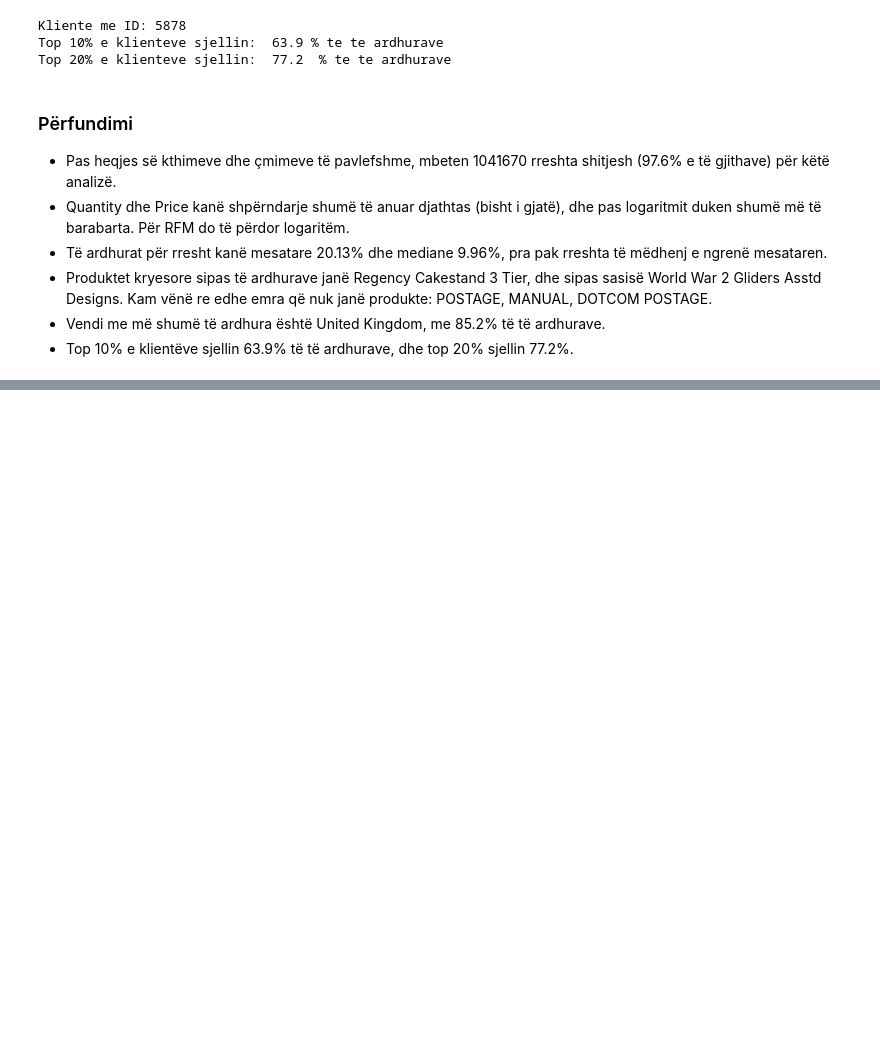
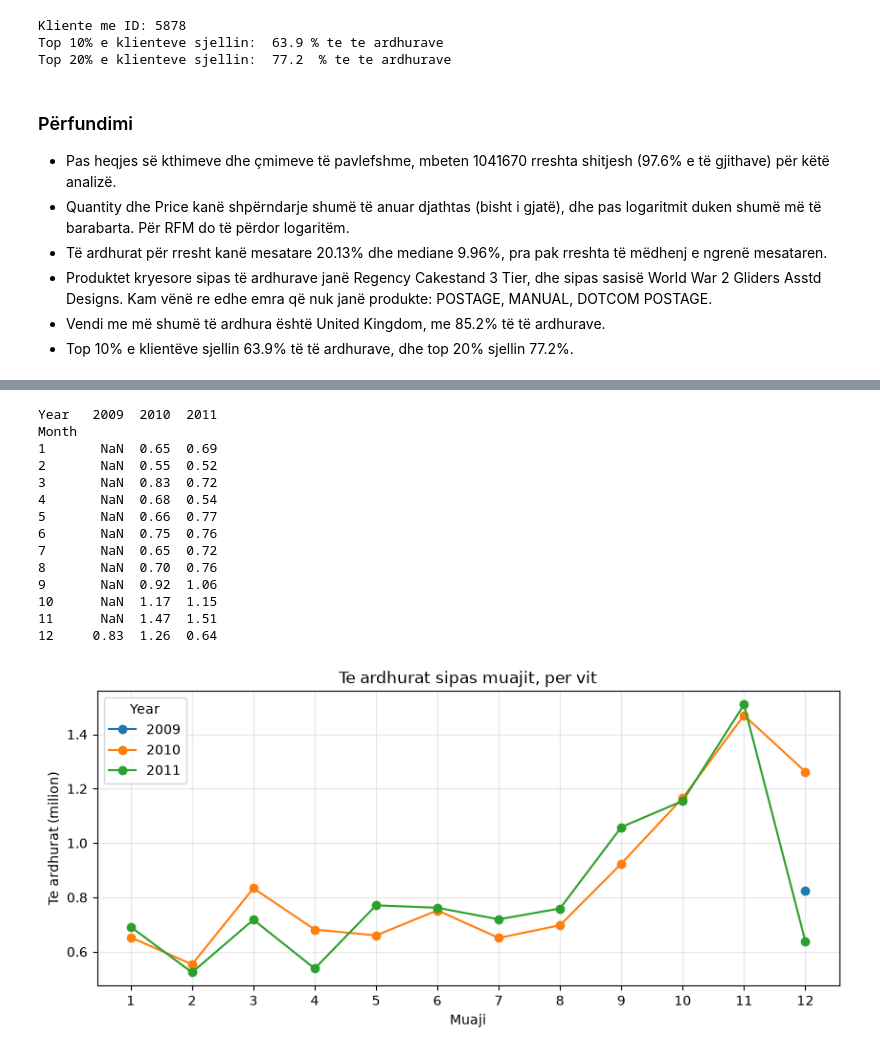
Before and after one commit to Dua-Gashi/online-retail-customer-analytics, a Jupyter notebook: notebooks/01_eda.ipynb, the cells around one changed output, grey strips where cells are left out. Drawn from its saved outputs; the diff is of its cells as text; code cells hidden in the pictures; blank space fills up the shorter version.

```diff
--- a/notebooks/01_eda.ipynb
+++ b/notebooks/01_eda.ipynb
@@ -337,0 +369,27 @@ Top 20% e klienteve sjellin:  77.2  % te te ardhurave
+# %%
+pivot = sales.pivot_table(index="Month", columns="Year", values="Revenue", aggfunc="sum") / 1e6
+print(pivot.round(2))
+
+pivot.plot(marker="o", figsize=(10,4))
+plt.xticks(range(1,13))
+plt.xlabel("Muaji")
+plt.ylabel("Te ardhurat (milion)")
+plt.title("Te ardhurat sipas muajit, per vit")
+plt.grid(alpha=0.3)
+plt.show()
+# %% [output]
+Year   2009  2010  2011
+Month
+1       NaN  0.65  0.69
+2       NaN  0.55  0.52
+3       NaN  0.83  0.72
+4       NaN  0.68  0.54
+5       NaN  0.66  0.77
+6       NaN  0.75  0.76
+7       NaN  0.65  0.72
+8       NaN  0.70  0.76
+9       NaN  0.92  1.06
+10      NaN  1.17  1.15
+11      NaN  1.47  1.51
+12     0.83  1.26  0.64
+[figure, added]
```
Also changed, not shown: parts of 8 cells of this notebook.
